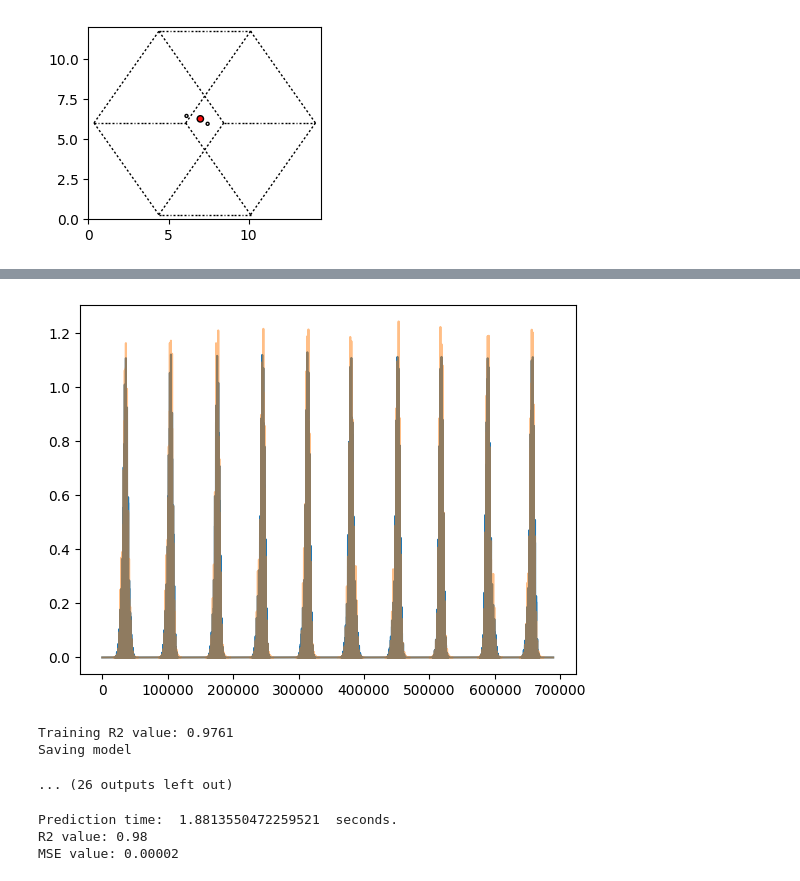
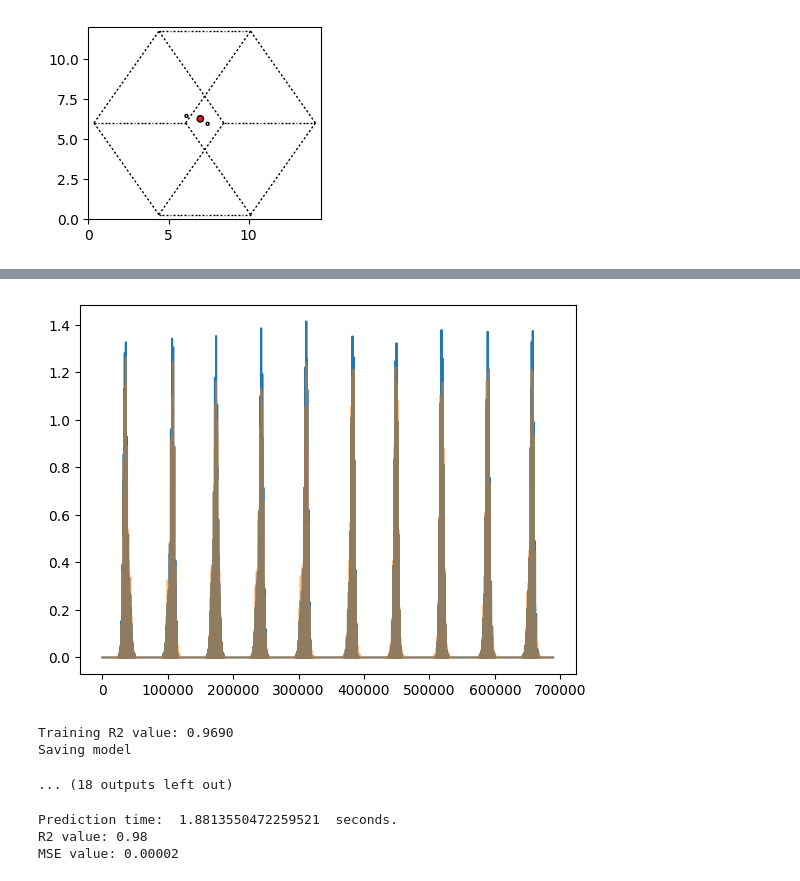
Before and after one commit to siddarthachar/deepcdp, a Jupyter notebook: Water-single.ipynb, the cells around one changed output, grey strips where cells are left out. Saved outputs shown, nothing was run; the diff lists cells and outputs as text; code cells hidden in the pictures.

```diff
--- a/Water-single.ipynb
+++ b/Water-single.ipynb
@@ -65,20 +65,21 @@ plt.show()
 # %% [output]
 [figure]
 # %%
-rcut = 6 # Local cut off
+rcut = 5 # Local cut off
 nmax = 4 # max number of radial basis functions
 lmax = 4 # maximum degree of spherical harmonics
 
 soap_W = SOAP( # W = with weighting
-    species=['H','O'],
+    species=['O','H'],
     rcut=rcut,
     nmax=nmax,
     lmax=nmax,
-    sigma=1,
+    sigma=0.5,
     periodic=True,
     sparse=False,
-    weighting={"function":"poly","r0":3,"c":2,"m":2}
+    weighting={"function":"poly","r0":1.5,"c":2,"m":2}
 )
+
 
 # Samping 10 points from first Si atom to the second Si atom
 x1, y1, z1 = ase.get_positions()[0]
@@ -214,7 +215,7 @@ learning_rate = 1e-3
 model = NN(soaps.shape[1], [300,300,300], 1).to(device)
 
 # Defining loss function
-criterion = nn.MSELoss()
+criterion = nn.L1Loss()
 
 # Using the Adam optimizer
 optimizer = torch.optim.Adam(model.parameters(),
@@ -270,7 +271,7 @@ for epoch in range(num_epochs):
 
     scheduler.step(cum_loss)
     cum_loss_epoch +=[cum_loss]
-    np.savetxt('sample-models/water/cum_loss.dat',cum_loss_epoch)
+    np.savetxt('sample-models/water/cum_loss-mae.dat',cum_loss_epoch)
 
     if (epoch+1) % 10 == 0:
         print(f'Epoch [{epoch+1}/{num_epochs}], Loss: {cum_loss:.4f}')
@@ -290,6 +291,6 @@ for epoch in range(num_epochs):
                 'model_state_dict': model.state_dict(),
                 'optimizer_state_dict': optimizer.state_dict(),
                 'scheduler_state_dict' : scheduler.state_dict(),
-    }, f"sample-models/LiF-torch/water-"+str(epoch)+".pt")
+    }, f"sample-models/water/water-mae-"+str(epoch)+".pt")
 #     print()
 # %% [output]
@@ -313,7 +313,7 @@ Epoch [10/40], Loss: 0.0306
-[figure, old version]
+[figure, new version]
-Training R2 value: 0.9761
+Training R2 value: 0.9690
 Saving model
-... (26 outputs left out)
+... (18 outputs left out)
 # %%
 model.eval()
 # Testing 0 Cu structure
```
Also changed, not shown: parts of 3 cells of this notebook, 47 other files.
